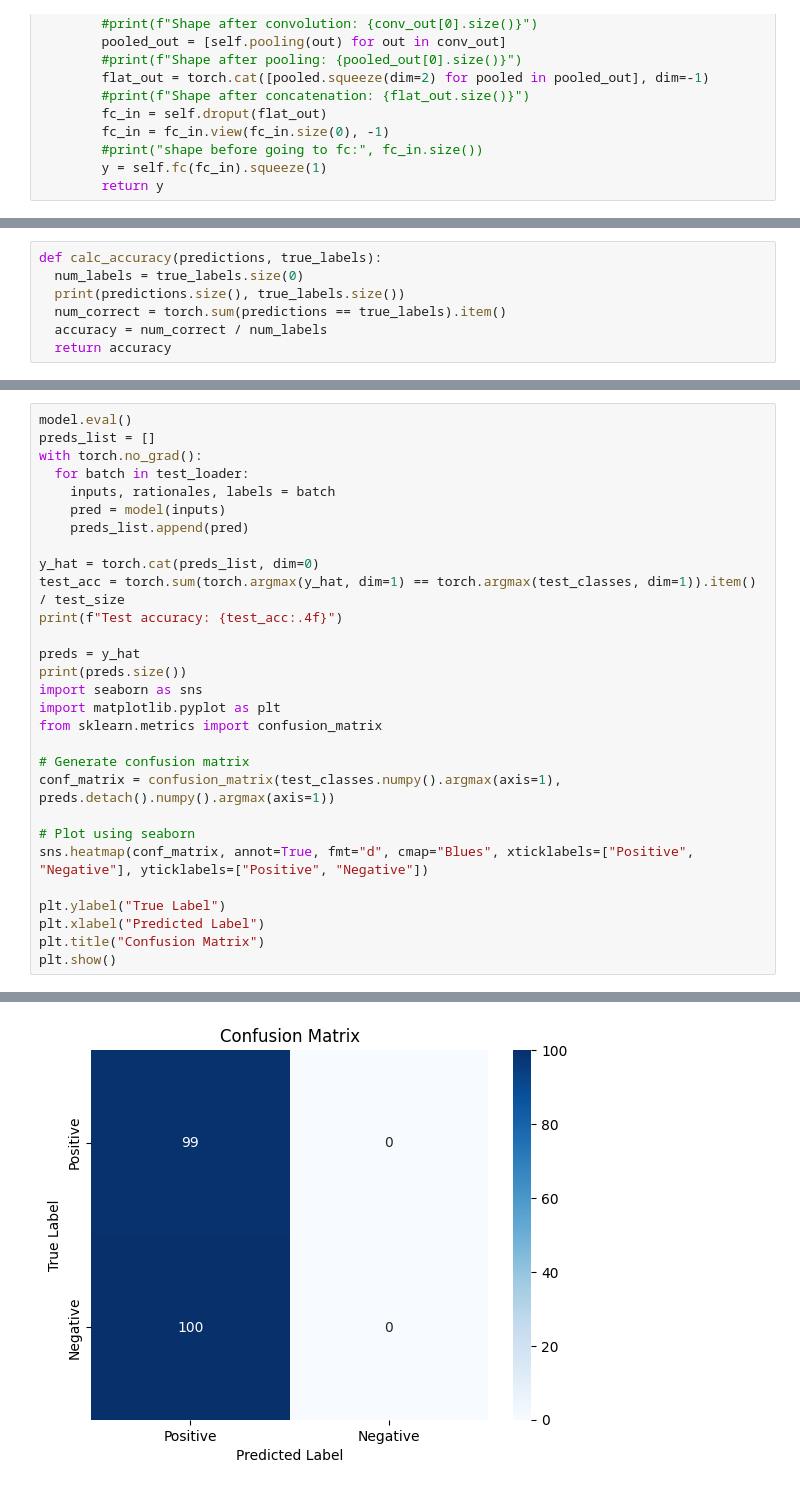
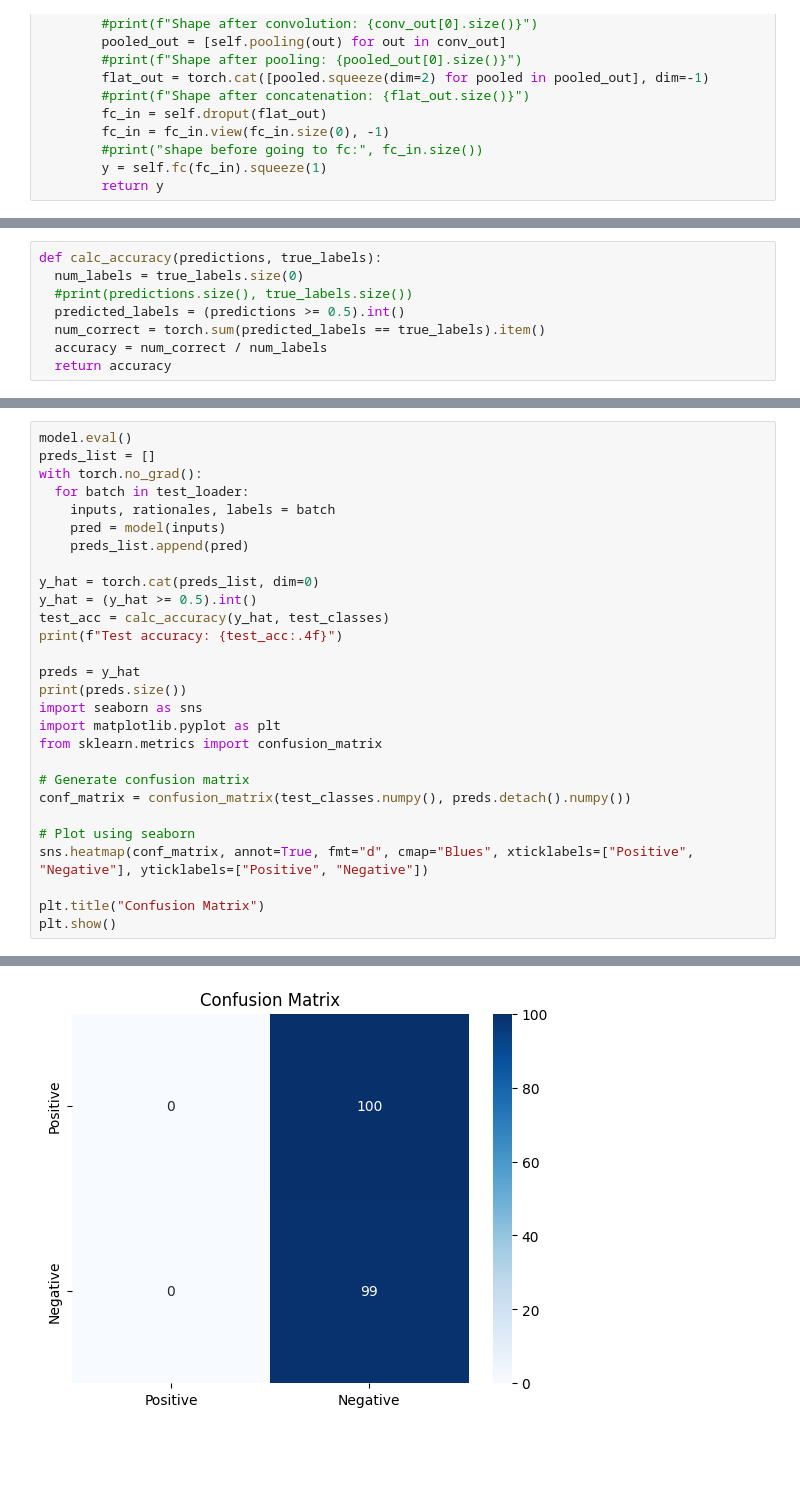
Before and after one commit to Nikhil-Kadapala/NeuralNets, a Jupyter notebook: standardNeuralNets/stdCNN_LIME.ipynb, the cells around one changed output, grey strips where cells are left out. Cells and saved outputs as stored; diff of their text form; blank space fills up the shorter version.

```diff
--- a/standardNeuralNets/stdCNN_LIME.ipynb
+++ b/standardNeuralNets/stdCNN_LIME.ipynb
@@ -576,8 +603,9 @@ class LimeCNN(nn.Module):
 # %%
 def calc_accuracy(predictions, true_labels):
   num_labels = true_labels.size(0)
-  print(predictions.size(), true_labels.size())
-  num_correct = torch.sum(predictions == true_labels).item()
+  #print(predictions.size(), true_labels.size())
+  predicted_labels = (predictions >= 0.5).int()
+  num_correct = torch.sum(predicted_labels == true_labels).item()
   accuracy = num_correct / num_labels
   return accuracy
 # %%
@@ -668,7 +774,8 @@ with torch.no_grad():
     preds_list.append(pred)
 
 y_hat = torch.cat(preds_list, dim=0)
-test_acc = torch.sum(torch.argmax(y_hat, dim=1) == torch.argmax(test_classes, dim=1)).item() / test_size
+y_hat = (y_hat >= 0.5).int()
+test_acc = calc_accuracy(y_hat, test_classes)
 print(f"Test accuracy: {test_acc:.4f}")
 
 preds = y_hat
@@ -678,13 +785,11 @@ import matplotlib.pyplot as plt
 from sklearn.metrics import confusion_matrix
 
 # Generate confusion matrix
-conf_matrix = confusion_matrix(test_classes.numpy().argmax(axis=1), preds.detach().numpy().argmax(axis=1))
+conf_matrix = confusion_matrix(test_classes.numpy(), preds.detach().numpy())
 
 # Plot using seaborn
 sns.heatmap(conf_matrix, annot=True, fmt="d", cmap="Blues", xticklabels=["Positive", "Negative"], yticklabels=["Positive", "Negative"])
 
-plt.ylabel("True Label")
-plt.xlabel("Predicted Label")
 plt.title("Confusion Matrix")
 plt.show()
 # %% [output]
@@ -693 +798 @@ torch.Size([199, 2])
-[figure, old version]
+[figure, new version]
```
Also changed, not shown: parts of 17 cells of this notebook.
